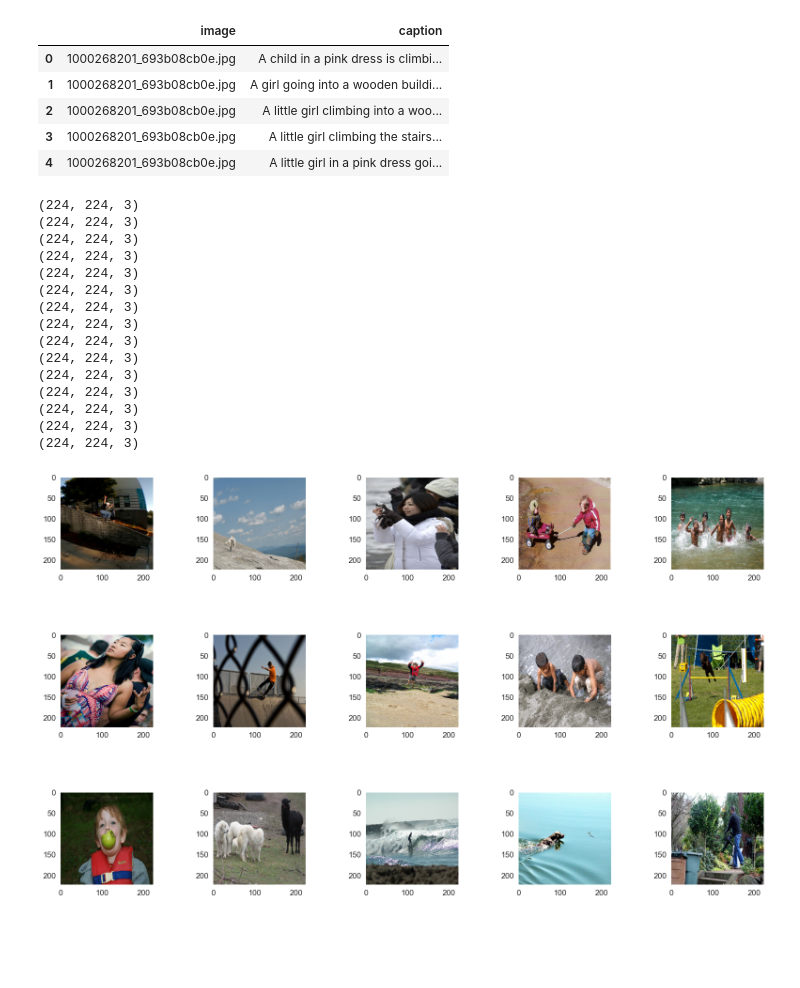
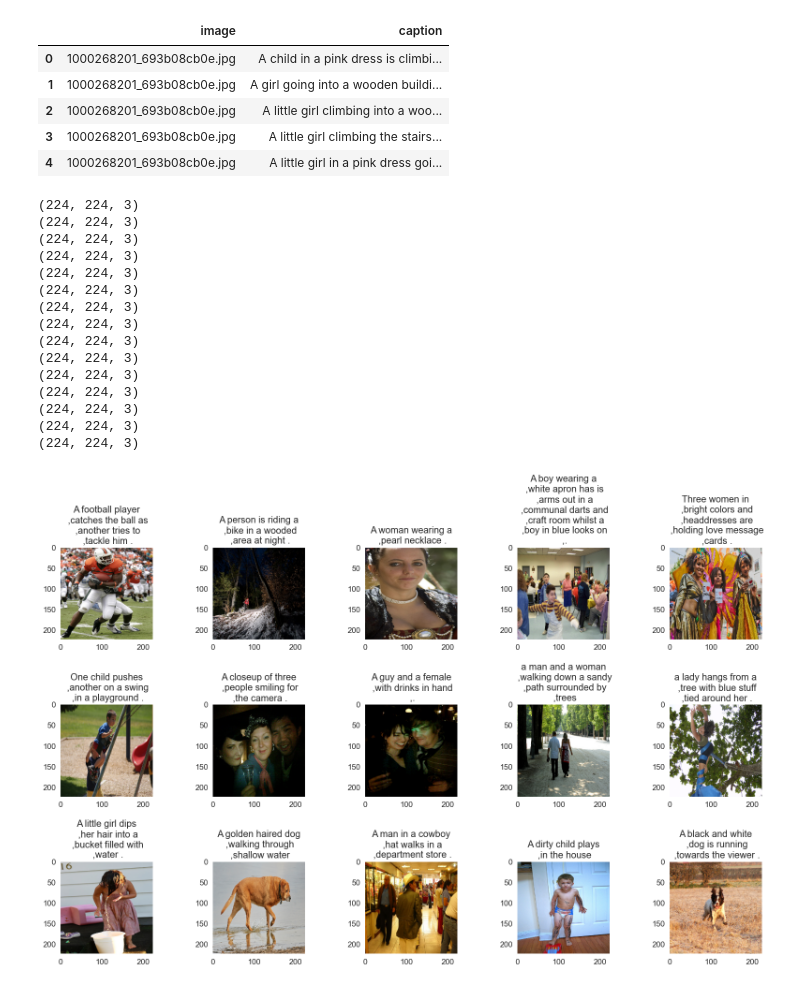
Before and after one commit to Reza-Baniasadi/Chat-Bot-Telegram, a Jupyter notebook: Pic-Describer-Module/pic-des.ipynb, the cells around one changed output. Drawn from its saved outputs; the diff is of its cells as text; code cells hidden in the pictures; blank space fills up the shorter version.

Commit message:
add caption

```diff
--- a/Pic-Describer-Module/pic-des.ipynb
+++ b/Pic-Describer-Module/pic-des.ipynb
@@ -48,31 +51,33 @@ def read_image(imgPath):
 def display_image(temp_info):
         temp_df = temp_info.reset_index(drop = True)
         plt.figure(figsize=(20,20))
         n = 0
         for i in range(15):
             n+=1
             plt.subplot(5,5,n)
             plt.subplots_adjust(hspace= 0.7,wspace=0.3)
             img_name = temp_df['image'][i]
             imgPath  = f"/Users/mac/Documents/Chat-Bot-Telegram/DataSet/Images/{img_name}"
             img = read_image(imgPath)
+            caption = ('\n ,'.join(wrap(temp_df['caption'][i],20)))
 
             plt.imshow(img)
+            plt.title(caption)
 display_image(data.sample(15))
 # %% [output]
 (224, 224, 3)
 (224, 224, 3)
 (224, 224, 3)
 (224, 224, 3)
 (224, 224, 3)
 (224, 224, 3)
 (224, 224, 3)
 (224, 224, 3)
 (224, 224, 3)
 (224, 224, 3)
 (224, 224, 3)
 (224, 224, 3)
 (224, 224, 3)
 (224, 224, 3)
 (224, 224, 3)
-[figure, old version]
+[figure, new version]
```
Also changed, not shown: parts of 1 cell of this notebook.
